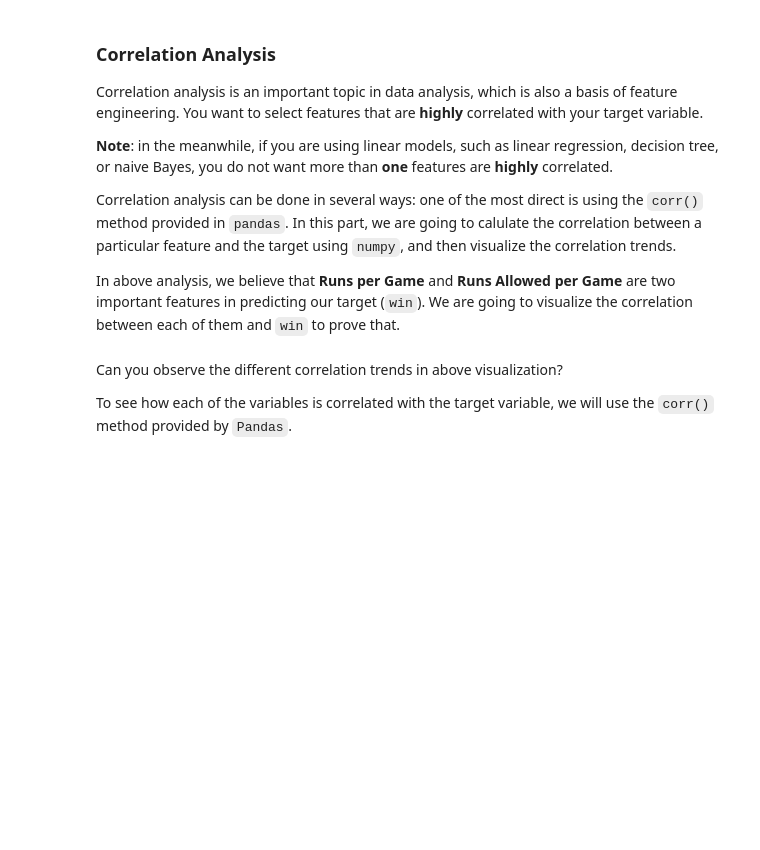
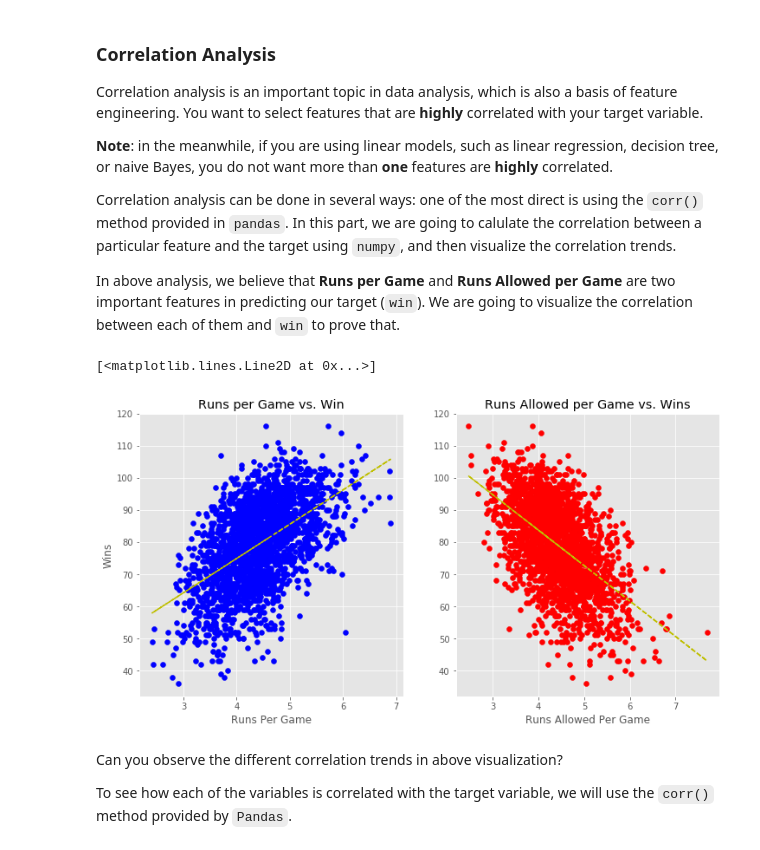
Before and after one commit to fairfield-university-ba545/week-4-aloukrezis01, a Jupyter notebook: Mini_project_1_baseball_analytics_pt2.ipynb, the cells around one changed output. Cells and saved outputs as stored; diff of their text form; code cells hidden in the pictures; blank space fills up the shorter version.

```diff
--- a/Mini_project_1_baseball_analytics_pt2.ipynb
+++ b/Mini_project_1_baseball_analytics_pt2.ipynb
@@ -295,15 +299,20 @@ def assign_label(year):
 #### complete the code below
 #### Add `year_label` column to `df`
 #### by applying `assign_label` to the `df['yearID'] column
+df['year_label'] = df['yearID'].apply(assign_label)
 
 
 #### create dummy variables for `year_label`
 #### call `pd.get_dummies` on `df['year_label']`
 #### set the `prefix` parameter of `get_dummies` to `'era'`
 #### store the results in a dataframe `dummy_df`
-
+dummy_df= pd.get_dummies(df['year_label'], prefix='era')
 
 #### Concatenate `df` and `dummy_df` using pd.concat()
+df = pd.concat([df, dummy_df], axis=1)
+
 
 
 #### Check whether the dummy variables are successfully created
+df.info()
+df.head()
@@ -347,16 +388,19 @@ def assign_decade(year):
 #### complete the code below
 #### Add `decade_label` column to `df`
 #### by applying `assign_decade` function to the `df['yearID'] column
+df['decade_label'] = df['yearID'].apply(assign_decade)
 
 
 #### create dummy variables for `year_label`
 #### call `pd.get_dummies` on `df['year_label']`
 #### set the `prefix` parameter of `get_dummies` to `'era'`
 #### store the results in a dataframe `decade_df`
+decade_df= pd.get_dummies(df['decade_label'], prefix='decade')
 
 
 #### Concatenate `df` and `decade_df` using pd.concat()
-
+df = pd.concat([df, decade_df], axis=1)
 
 #### Check if above actions are done properly
 #### by looking at the first 5 rows of `df`
+df.head(5)
@@ -364,6 +416,6 @@ def assign_decade(year):
 The next step in __feature engineering__ is to remove all unwanted features, in this case, we used `yearID`, `year_level`, and `decade_level` to generate new dummy variables - thus we do not need them any more.
 # %%
 #### complete your code here
-df = df.drop(####)
+df = df.drop(columns=['yearID','year_label','decade_label'],axis=1)
 # %% [markdown]
 _Runs per Game_ and _Runs Allowed per Game_ (at __game__ level, not aggregated) are important features in the baseball domain. Now let us go ahead and create them.
@@ -372,11 +434,12 @@ _Runs per Game_ and _Runs Allowed per Game_ (at __game__ level, not aggregated)
 #### runs per game = # of runs/# of games
 #### # of runs is in `df['R']`
 #### # of games is in `df['G']`
-
+df['R_per_G'] = df['R']/df['G']
 
 #### runs allowed per game = # of runs allowed/# of games
 #### # of runs allowed is in `df['RA']
-
+df['RA_per_G'] = df['RA']/df['G']
 
 #### double check whether our calculations are successful or not
 #### by looking at the first 10 columns of `df`
+df.head(10)
@@ -407,38 +493,47 @@ y = df['W']
 
 #### Complete your code here
 #### We are using scatterplot to visualize the correlation trend - which is the common practice
 #### if you don't remember how to create a scatterplot, please refer to part 1
 #### in the 1st sub-figure (`ax1`), we define the x-axis as 'Runs per Game'
 #### and y-axis as 'Wins', and color as 'blue'
+#### You will also add title as 'Runs per Game vs. Wins'
+#### and then add proper axis names to it
 
-#### You will also add title as 'Runs per Game vs. Wins'
-
-#### and then add proper axis names to it
+ax1.scatter(x1 , y, c = 'blue')
+ax1.set_title('Runs per Game vs. Win')
+ax1.set_xlabel('Runs Per Game')
+ax1.set_ylabel('Wins')
 
 
 # To better visualize the correlation trend, we are going to add trend line to it
 # Following snippet add trend line of correlation to `ax1`
 
 z = np.polyfit(x1, y, 1)
 p = np.poly1d(z)
 ax1.plot(x1,p(x1),"y--")
 
 #### complete your code here
 #### similarly, we are going to visualize the correlation between `runs allowed per game`
 #### and `Wins` in `ax2`, we set the color to 'red'
-
 #### You will also add title as 'Runs Allowed per Game vs. Wins'
-
 #### you will then add x-axis label to `ax2` - note that you do not need
 #### to add y-axis label since it is shared with `ax1`
+
+ax2.scatter(x2, y, c = 'red')
+ax2.set_title('Runs Allowed per Game vs. Wins')
+ax2.set_xlabel('Runs Allowed Per Game')
+
 
 
 # We will use the similar code as above to add trend line in `ax2`
 z1 = np.polyfit(x2, y, 1)
 p1 = np.poly1d(z1)
 ax2.plot(x2,p1(x2),"y--")
 
 #### show the plot
+# %% [output]
+[<matplotlib.lines.Line2D at 0x...>]
+[figure, added]
 # %% [markdown]
 Can you observe the different correlation trends in above visualization?
 
```
Also changed, not shown: parts of 10 cells of this notebook.
